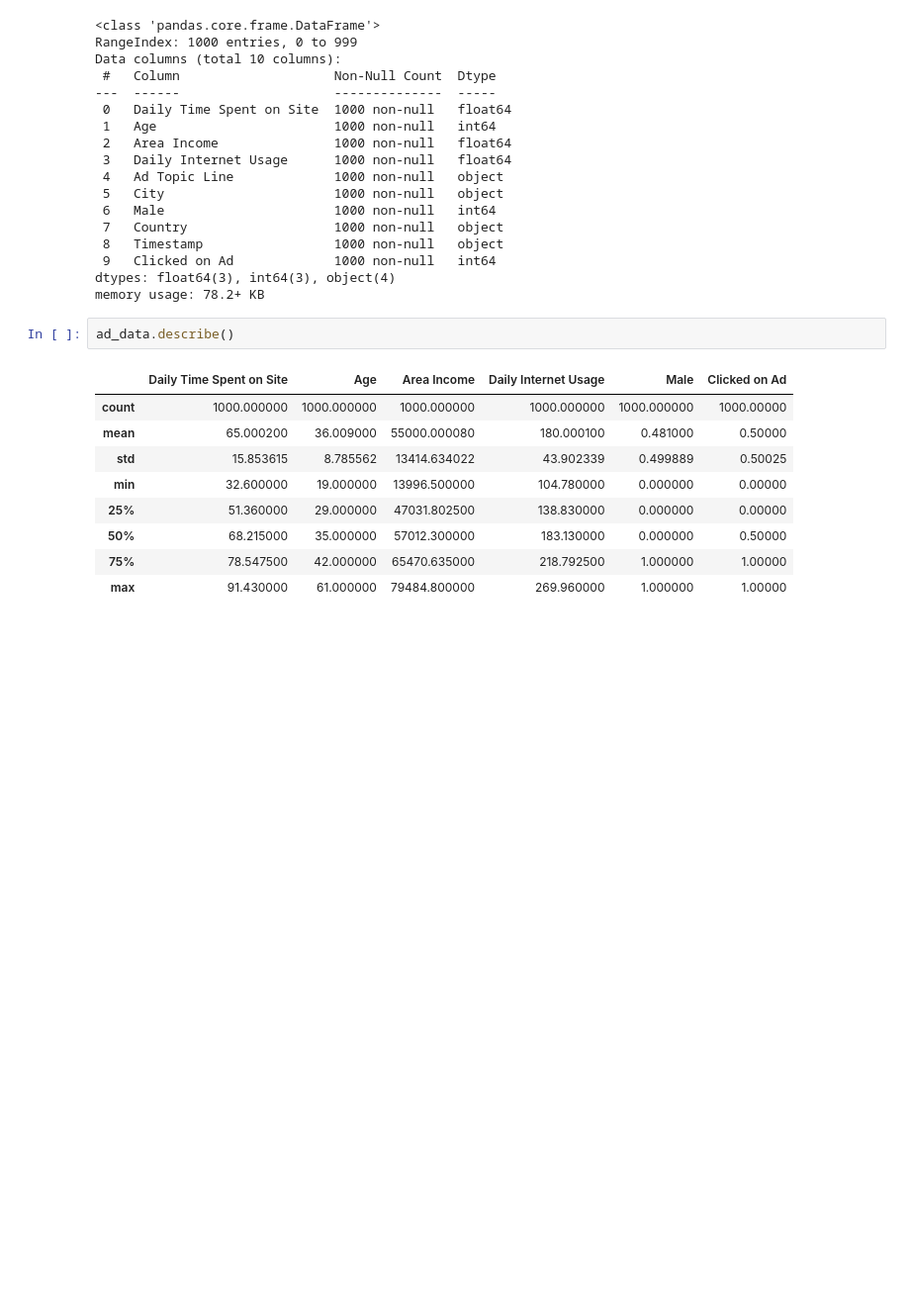
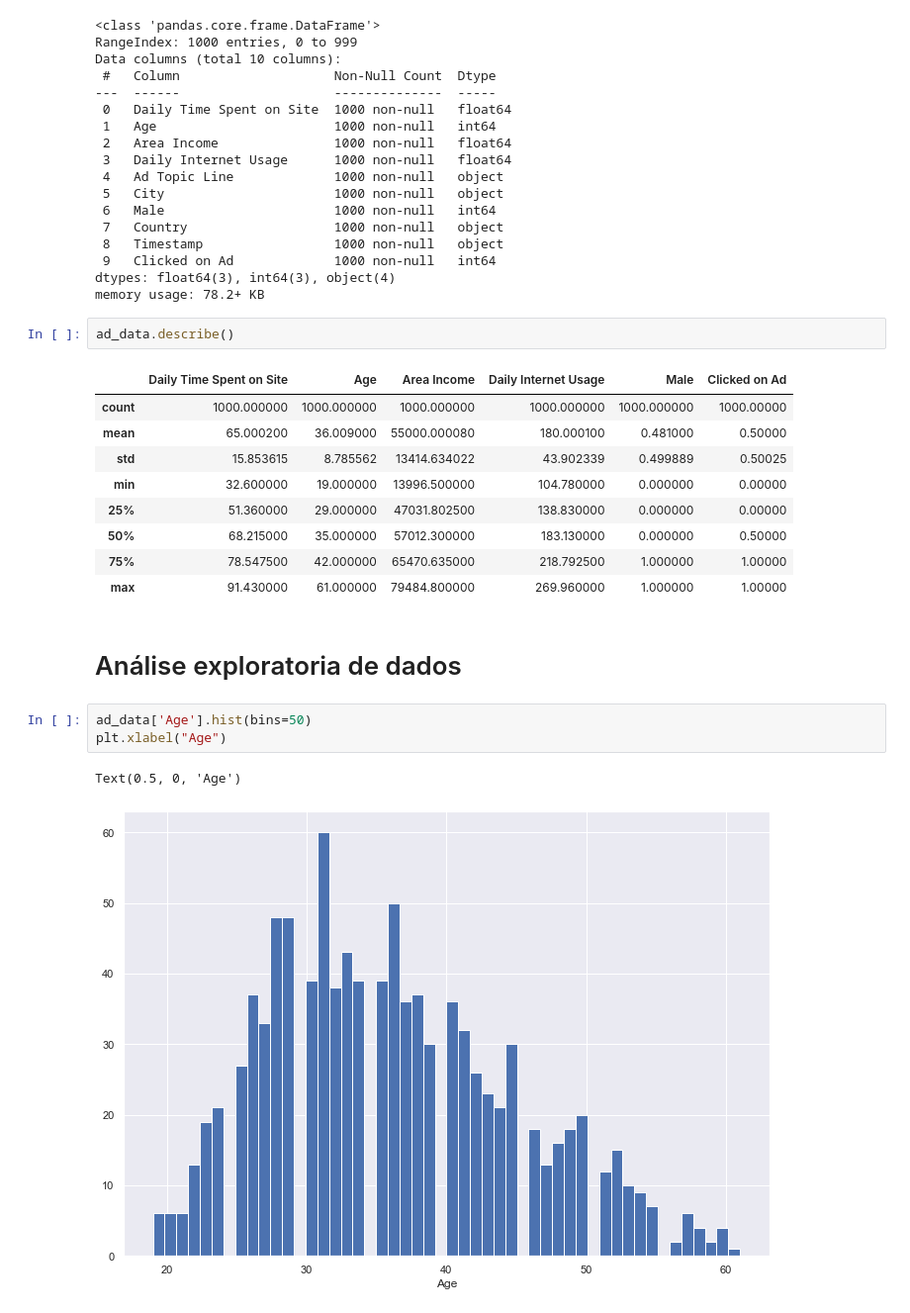
Before and after one commit to maledicente/cursos, a Jupyter notebook: Machine_Learning/Projeto de Regressão Logística/Untitled1.ipynb, the cells around one changed output. Shown at 99% size. Drawn from its saved outputs; the diff is of its cells as text; blank space fills up the shorter version.

```diff
--- a/Machine_Learning/Projeto de Regressão Logística/Untitled1.ipynb
+++ b/Machine_Learning/Projeto de Regressão Logística/Untitled1.ipynb
@@ -49,3 +49,11 @@ ad_data.describe()
 | 50% | 68.215000 | 35.000000 | 57012.300000 | 183.130000 | 0.000000 | 0.50000 |
 | 75% | 78.547500 | 42.000000 | 65470.635000 | 218.792500 | 1.000000 | 1.00000 |
 | max | 91.430000 | 61.000000 | 79484.800000 | 269.960000 | 1.000000 | 1.00000 |
+# %% [markdown]
+<h1>Análise exploratoria de dados</h1>
+# %%
+ad_data['Age'].hist(bins=50)
+plt.xlabel("Age")
+# %% [output]
+Text(0.5, 0, 'Age')
+[figure, added]
```
Also changed, not shown: parts of 15 cells of this notebook.
